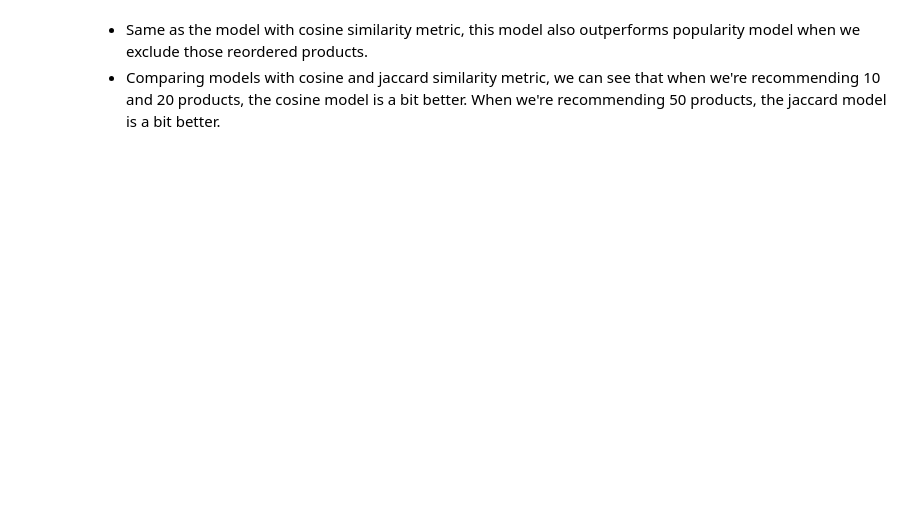
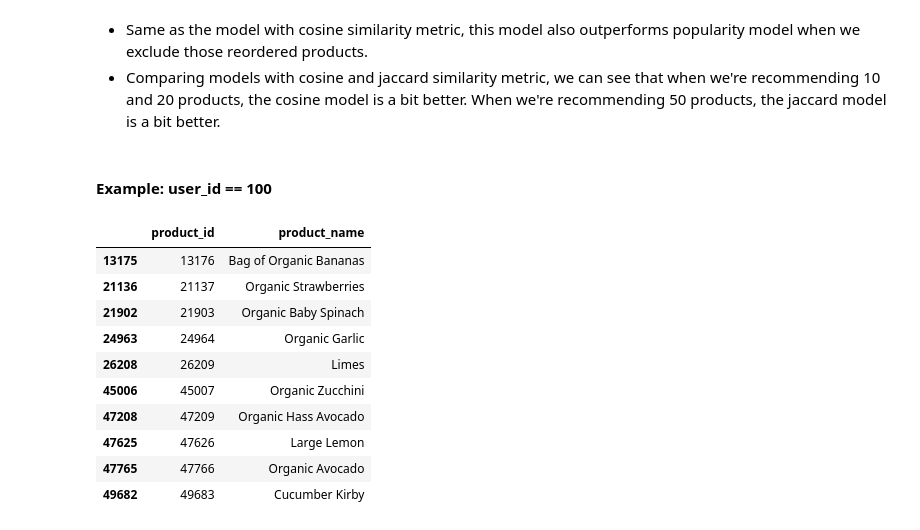
Before and after one commit to caixuansun/Springboard, a Jupyter notebook: capstone_project_2/notebooks/3. Neighborhood-Based_Model.ipynb, the cells around one changed output. Cells and saved outputs as stored; diff of their text form; code cells hidden in the pictures; blank space fills up the shorter version.

```diff
--- a/capstone_project_2/notebooks/3. Recommender_using_TuriCreate.ipynb
+++ b/capstone_project_2/notebooks/3. Neighborhood-Based_Model.ipynb
@@ -389,3 +389,19 @@ recall@50 without reordered products is: 0.11087699644971885
 # %% [markdown]
 - Same as the model with cosine similarity metric, this model also outperforms popularity model when we exclude those reordered products.
 - Comparing models with cosine and jaccard similarity metric, we can see that when we're recommending 10 and 20 products, the cosine model is a bit better. When we're recommending 50 products, the jaccard model is a bit better.
+# %% [markdown]
+#### Example: user_id == 100
+# %%
+get_prod_names(model_cos.recommend(users=['100'], verbose=False).to_dataframe().product_id)
+# %% [output]
+|  | product_id | product_name |
+| 13175 | 13176 | Bag of Organic Bananas |
+| 21136 | 21137 | Organic Strawberries |
+| 21902 | 21903 | Organic Baby Spinach |
+| 24963 | 24964 | Organic Garlic |
+| 26208 | 26209 | Limes |
+| 45006 | 45007 | Organic Zucchini |
+| 47208 | 47209 | Organic Hass Avocado |
+| 47625 | 47626 | Large Lemon |
+| 47765 | 47766 | Organic Avocado |
+| 49682 | 49683 | Cucumber Kirby |
```
Also changed, not shown: parts of 5 cells of this notebook, 1 other file.
